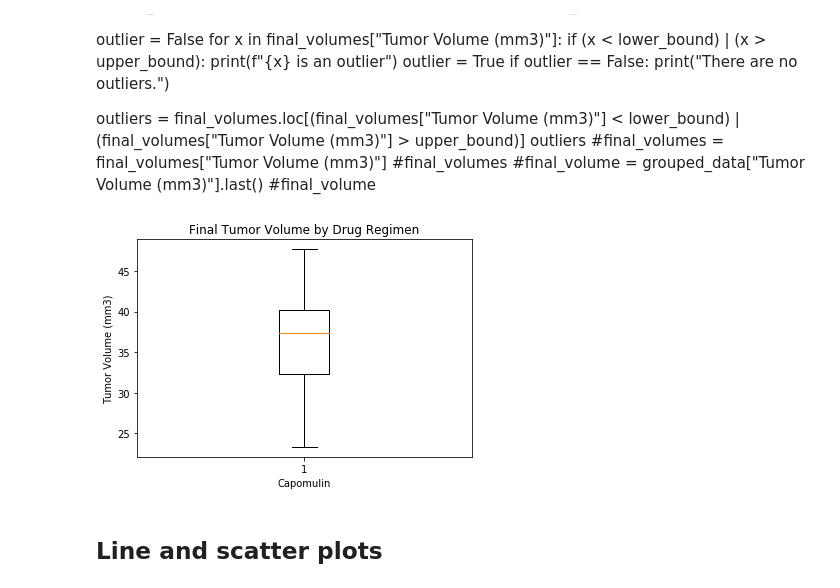
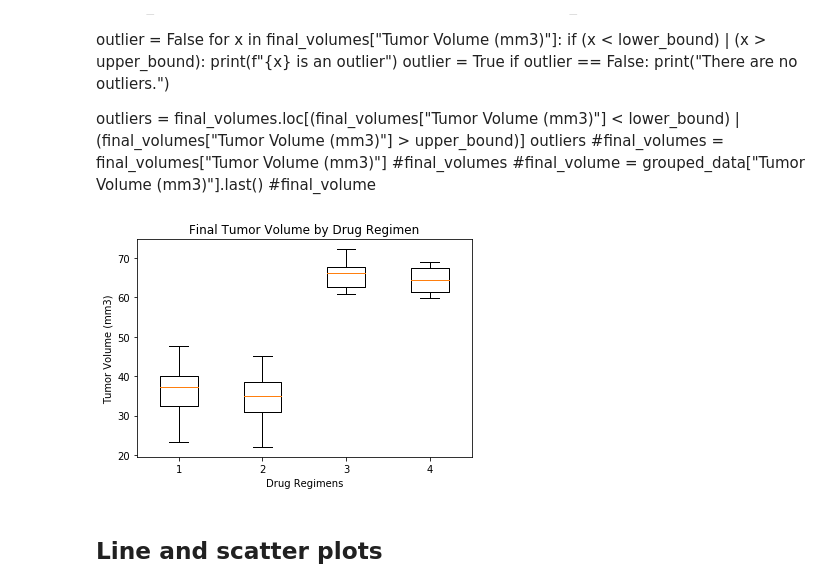
Before and after one commit to BenSnyder90/matplotlib-challenge, a Jupyter notebook: Pymaceuticals/pymaceuticals_starter.ipynb, the cells around one changed output. Saved outputs shown, nothing was run; the diff lists cells and outputs as text; code cells hidden in the pictures.

Commit message:
Added box plots and line graph

```diff
--- a/Pymaceuticals/pymaceuticals_starter.ipynb
+++ b/Pymaceuticals/pymaceuticals_starter.ipynb
@@ -303,13 +298,19 @@ outliers
 #final_volume
 # %%
 # Generate a box plot of the final tumor volume of each mouse across four regimens of interest
-vols = fin_capomulin_data["Tumor Volume (mm3)"]
+#Add labels to box plot
+vols_cap = fin_capomulin_data["Tumor Volume (mm3)"]
+vols_ram = fin_ramicane_data["Tumor Volume (mm3)"]
+vols_inf = fin_infubinol_data["Tumor Volume (mm3)"]
+vols_cef = fin_ceftamin_data["Tumor Volume (mm3)"]
+#x_axis = ["Capomulin","Ramicane","Infubinol","Ceftamin"]
 plt.title("Final Tumor Volume by Drug Regimen")
 plt.ylabel("Tumor Volume (mm3)")
-plt.xlabel("Capomulin")
-plt.boxplot(vols)
+plt.xlabel("Drug Regimens")
+#plt.xticks(np.arange(len(x_axis),x_axis))
+plt.boxplot([vols_cap, vols_ram,vols_inf,vols_cef],showfliers = True)
 plt.show()
 # %% [output]
-[figure, old version]
+[figure, new version]
 # %% [markdown]
 ## Line and scatter plots
```
Also changed, not shown: parts of 4 cells of this notebook.
